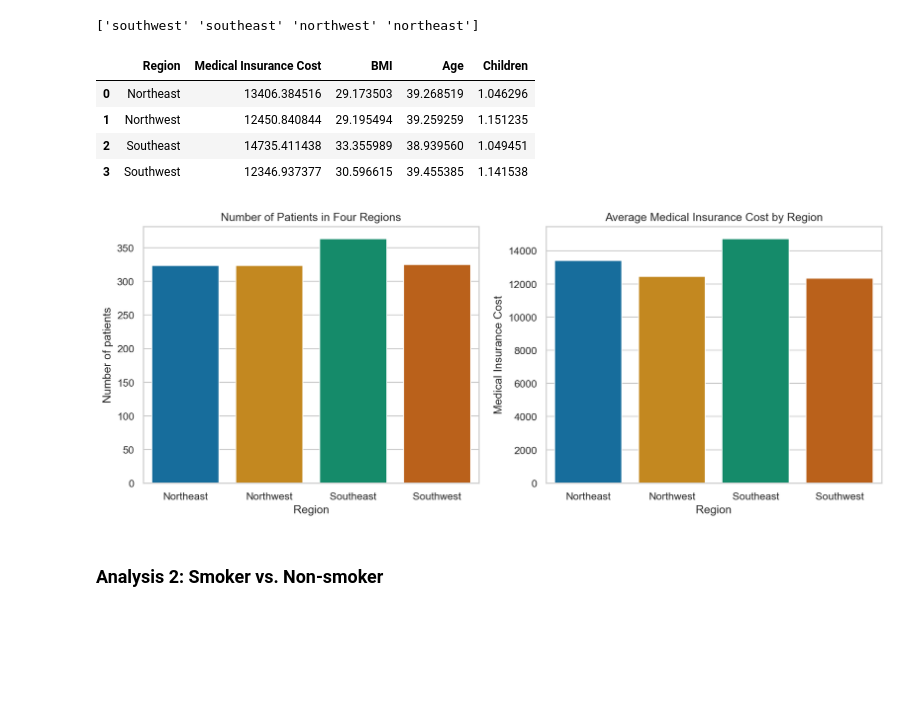
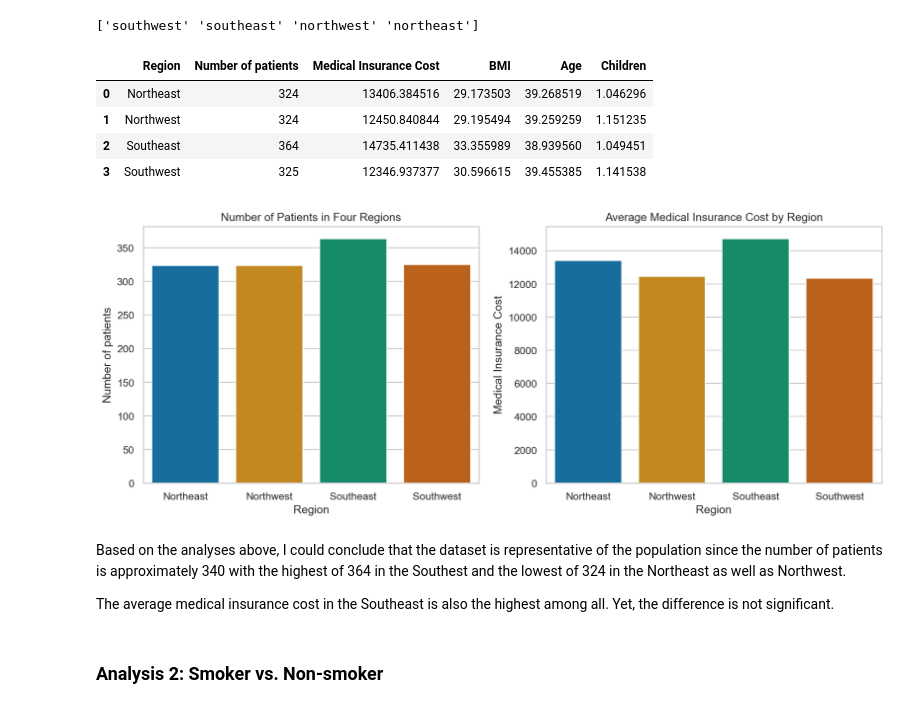
Before and after one commit to breyenguyen/datascienceportfolio, a Jupyter notebook: us-medical-insurance-costs (EDAver).ipynb, the cells around one changed output. Cells and saved outputs as stored; diff of their text form; code cells hidden in the pictures; blank space fills up the shorter version.

```diff
--- a/us-medical-insurance-costs (EDAver).ipynb
+++ b/us-medical-insurance-costs (EDAver).ipynb
@@ -90,36 +98,39 @@ print(regions)
 # %%
 ## Check for the number of patients in each region
 region_pop = dataset.groupby('region').age.count().reset_index()
+region_pop = region_pop.rename(columns={'age':'patient'})
 region_pop.region = region_pop.region.str.title()
-region_pop.columns = ['Region','Number of patients']
 # display(HTML(region_pop.to_html()))
-
 
 ## Calculate the average medical insurance cost in each region
 region_avg_cost = cal_average(dataset, 'region', 'charges')
 region_avg_bmi = cal_average(dataset, 'region', 'bmi')
 region_avg_age = cal_average(dataset, 'region', 'age')
 region_avg_children = cal_average(dataset, 'region', 'children')
 
 ## Merge all dataframes for region
-region_data = pd.merge(region_avg_cost, region_avg_bmi).merge(region_avg_age).merge(region_avg_children)
-region_data.columns = ['Region', 'Medical Insurance Cost', 'BMI', 'Age', 'Children']
+region_data = pd.merge(region_pop, region_avg_cost).merge(region_avg_bmi).merge(region_avg_age).merge(region_avg_children)
+region_data.columns = ['Region', 'Number of patients','Medical Insurance Cost', 'BMI', 'Age', 'Children']
 display(HTML(region_data.to_html()))
 
 ## Visualize averages by region
 axs = plt.subplots(ncols=2,nrows=1,figsize=(14,5), dpi=150)
-sns.barplot(x='Region', y='Number of patients', data=region_pop, palette='colorblind', ax=axs[1][0]
+sns.barplot(x='Region', y='Number of patients', data=region_data, palette='colorblind', ax=axs[1][0]
            ).set_title('Number of Patients in Four Regions')
 sns.barplot(x='Region', y='Medical Insurance Cost', data=region_data, palette='colorblind', ax=axs[1][1]
            ).set_title('Average Medical Insurance Cost by Region')
 plt.show()
 # %% [output]
-|  | Region | Medical Insurance Cost | BMI | Age | Children |
-| 0 | Northeast | 13406.384516 | 29.173503 | 39.268519 | 1.046296 |
-| 1 | Northwest | 12450.840844 | 29.195494 | 39.259259 | 1.151235 |
-| 2 | Southeast | 14735.411438 | 33.355989 | 38.939560 | 1.049451 |
-| 3 | Southwest | 12346.937377 | 30.596615 | 39.455385 | 1.141538 |
+|  | Region | Number of patients | Medical Insurance Cost | BMI | Age | Children |
+| 0 | Northeast | 324 | 13406.384516 | 29.173503 | 39.268519 | 1.046296 |
+| 1 | Northwest | 324 | 12450.840844 | 29.195494 | 39.259259 | 1.151235 |
+| 2 | Southeast | 364 | 14735.411438 | 33.355989 | 38.939560 | 1.049451 |
+| 3 | Southwest | 325 | 12346.937377 | 30.596615 | 39.455385 | 1.141538 |
 [figure]
+# %% [markdown]
+Based on the analyses above, I could conclude that the dataset is representative of the population since the number of patients is approximately 340 with the highest of 364 in the Southest and the lowest of 324 in the Northeast as well as Northwest.
+
+The average medical insurance cost in the Southeast is also the highest among all. Yet, the difference is not significant.
 # %% [markdown]
 ### Analysis 2: Smoker vs. Non-smoker
 # %%
```
Also changed, not shown: parts of 6 cells of this notebook.
